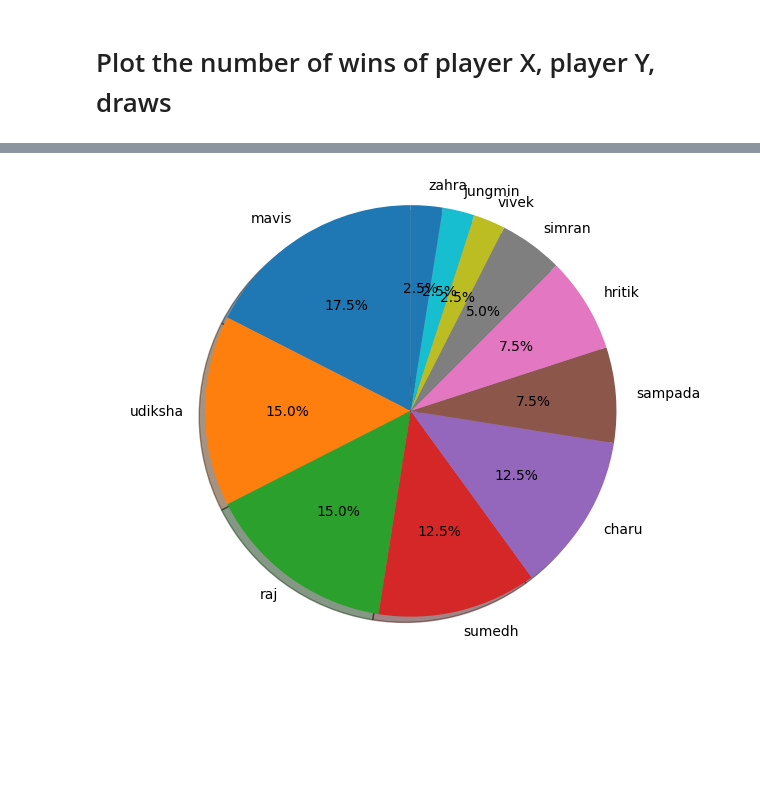
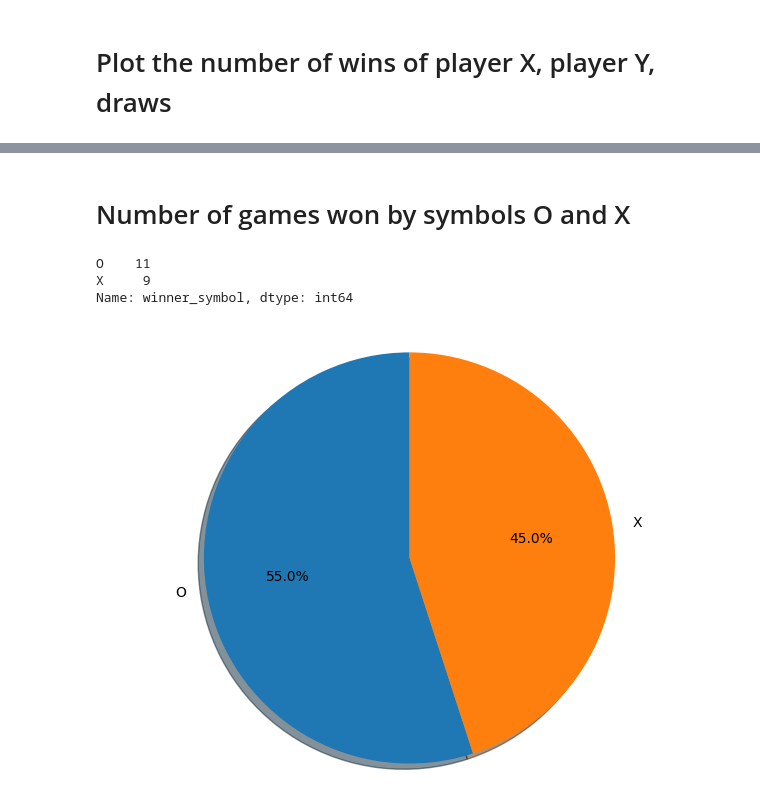
Before and after one commit to simran2195/week8hw, a Jupyter notebook: week8_database_implementation.ipynb, the cells around one changed output, grey strips where cells are left out. Cells and saved outputs as stored; diff of their text form; code cells hidden in the pictures; blank space fills up the shorter version.

```diff
--- a/week8_database_implementation.ipynb
+++ b/week8_database_implementation.ipynb
@@ -39,3 +41,8 @@ game_data
+# %%
+
+game_data['Player 1'] = game_data['Player 1'].str.capitalize()
+game_data['Player 2'] = game_data['Player 1'].str.capitalize()
+game_data['winner'] = game_data['winner'].str.capitalize()
 # %%
 print("Total historic games = ", len(game_data))
 total_games = len(game_data)
@@ -94,14 +112,25 @@ Index(['mavis', 'udiksha', 'raj', 'sumedh', 'charu', 'sampada', 'hritik',
+# %% [markdown]
+# Number of games won by symbols O and X
+# %%
+winner_symbols_stats = game_data['winner_symbol'].value_counts()
+# %%
+winner_symbols_stats
+# %% [output]
+O    11
+X     9
+Name: winner_symbol, dtype: int64
 # %%
+
 # Pie chart
-labels = game_stats.index
-sizes = game_stats
+labels = winner_symbols_stats.index
+sizes = winner_symbols_stats
 # only "explode" the 2nd slice (i.e. 'Hogs')
 fig1, ax1 = plt.subplots()
 ax1.pie(sizes, labels=labels, autopct='%1.1f%%',
         shadow=True, startangle=90)
 # Equal aspect ratio ensures that pie is drawn as a circle
 ax1.axis('equal')
 plt.tight_layout()
 plt.show()
 # %% [output]
-[figure, old version]
+[figure, new version]
```
Also changed, not shown: parts of 10 cells of this notebook, 2 other files.
